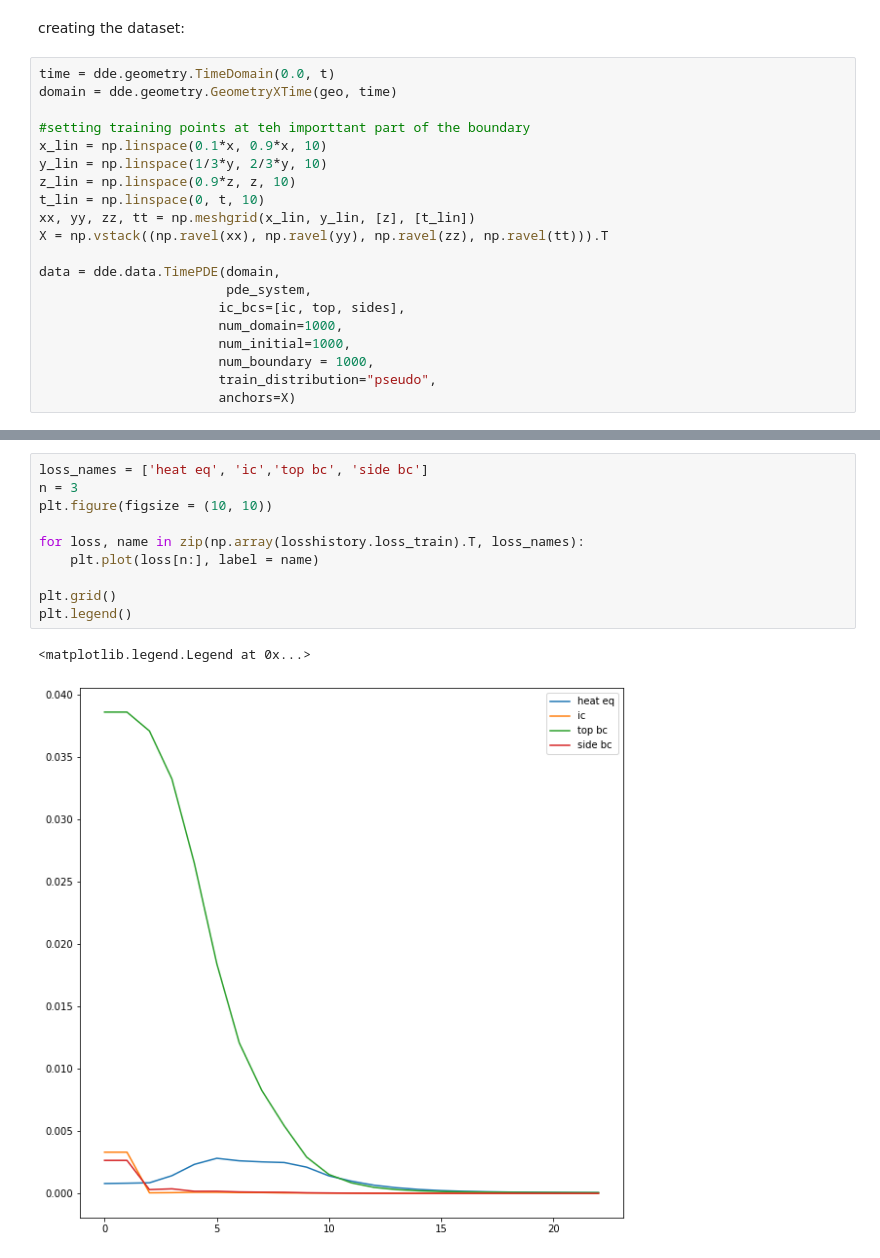
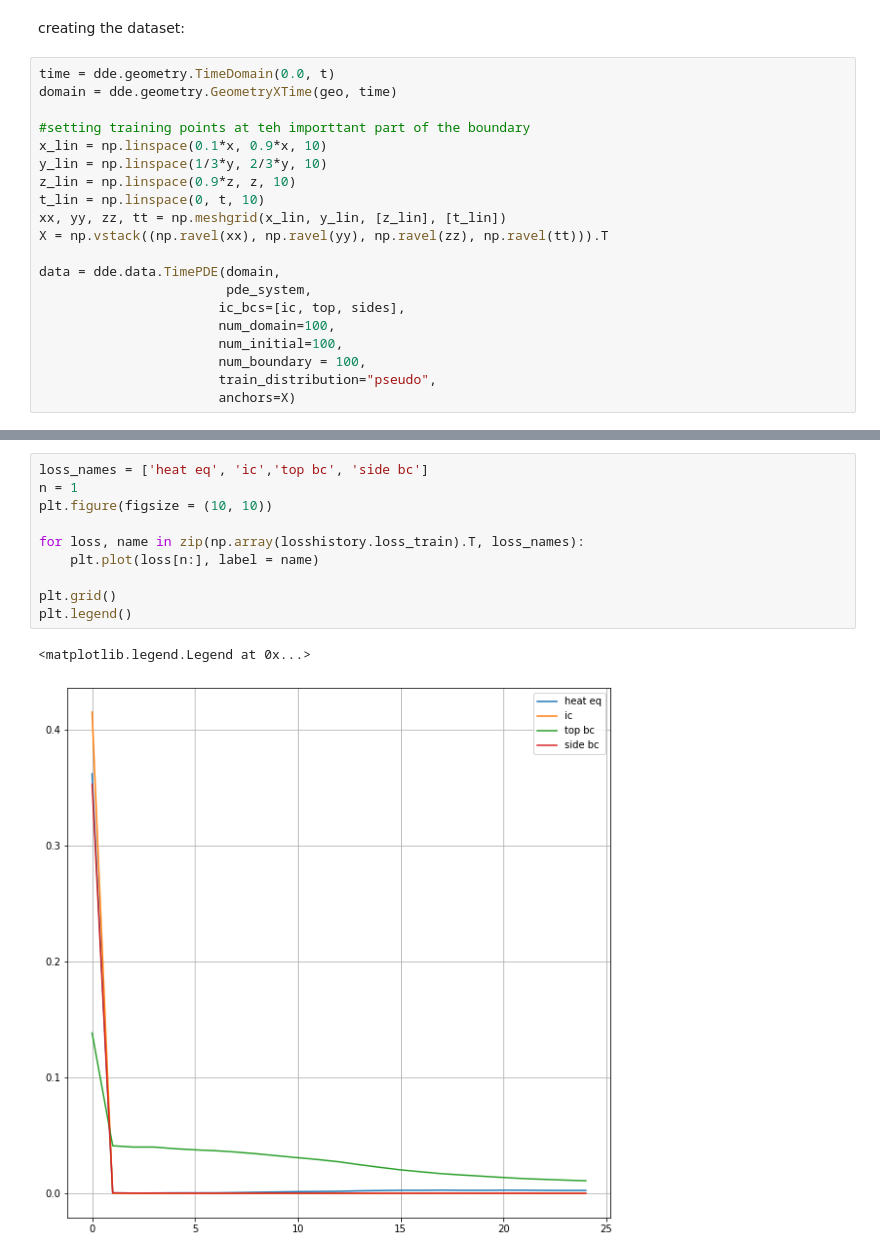
Before and after one commit to snilsn/pinn_slm, a Jupyter notebook: slm.ipynb, the cells around one changed output, grey strips where cells are left out. Drawn from its saved outputs; the diff is of its cells as text.

```diff
--- a/slm.ipynb
+++ b/slm.ipynb
@@ -159,15 +159,15 @@ x_lin = np.linspace(0.1*x, 0.9*x, 10)
 y_lin = np.linspace(1/3*y, 2/3*y, 10)
 z_lin = np.linspace(0.9*z, z, 10)
 t_lin = np.linspace(0, t, 10)
-xx, yy, zz, tt = np.meshgrid(x_lin, y_lin, [z], [t_lin])
+xx, yy, zz, tt = np.meshgrid(x_lin, y_lin, [z_lin], [t_lin])
 X = np.vstack((np.ravel(xx), np.ravel(yy), np.ravel(zz), np.ravel(tt))).T
 
 data = dde.data.TimePDE(domain,
                         pde_system,
                        ic_bcs=[ic, top, sides],
-                       num_domain=1000,
-                       num_initial=1000,
-                       num_boundary = 1000,
+                       num_domain=100,
+                       num_initial=100,
+                       num_boundary = 100,
                        train_distribution="pseudo",
                        anchors=X)
 # %%
@@ -294,16 +294,16 @@ Step      Train loss                                  Test loss
 # %%
 loss_names = ['heat eq', 'ic','top bc', 'side bc']
-n = 3
+n = 1
 plt.figure(figsize = (10, 10))
 
 for loss, name in zip(np.array(losshistory.loss_train).T, loss_names):
     plt.plot(loss[n:], label = name)
 
 plt.grid()
 plt.legend()
 # %% [output]
 <matplotlib.legend.Legend at 0x...>
-[figure, old version]
+[figure, new version]
 # %%
 loss_names = ['heat eq', 'ic','top bc', 'side bc']
 n = 23
```
Also changed, not shown: parts of 11 cells of this notebook.
